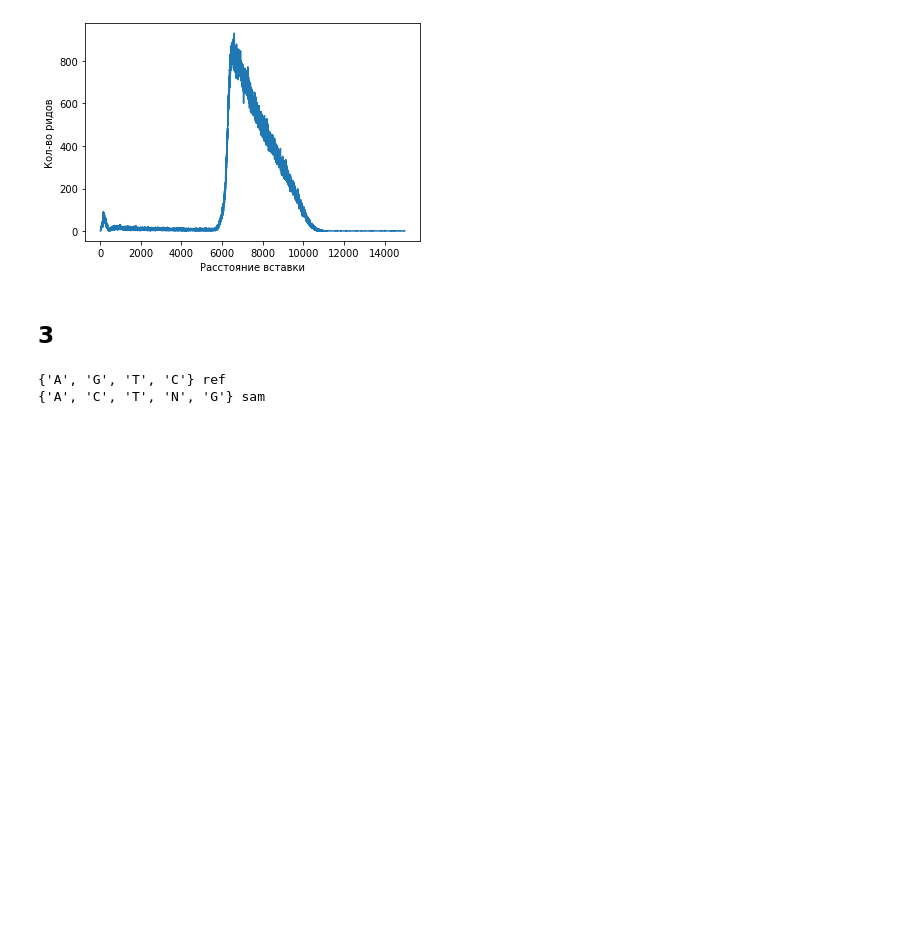
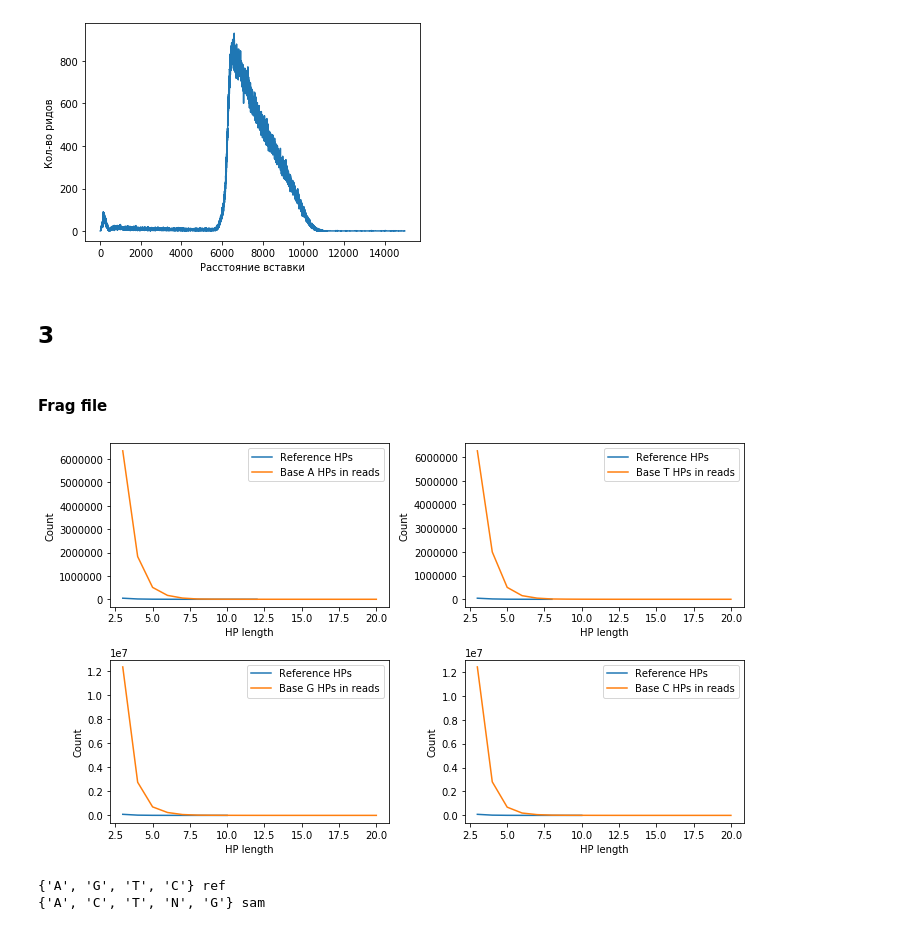
Before and after one commit to alexmorphine/NGS_course, a Jupyter notebook: homework_2/homework_2.ipynb, the cells around one changed output. Drawn from its saved outputs; the diff is of its cells as text; code cells hidden in the pictures; blank space fills up the shorter version.

Commit message:
Homopolymers added

```diff
--- a/homework_2/homework_2.ipynb
+++ b/homework_2/homework_2.ipynb
@@ -347,3 +419,32 @@ hp, stats, average_quality, qdeletions, qinsertions
+# %%
+def plot_hp(reference, samfile):
+    fig, axes = plt.subplots(2, 2, figsize=(10, 6))
+    for ax, base in zip(axes.reshape(-1), ['A', 'T', 'G', 'C']):
+        ref = reference[base]
+        sam = samfile[base]
+    #     ref_max = sum(reference[base].values())
+    #     sam_max = sum(samfile[base].values())
+
+        lists_ref = sorted(ref.items())
+        x_ref, y_ref = zip(*lists_ref)
+    #     y_ref = np.array(y_ref) / ref_max
+        ax.plot(x_ref, y_ref, label='Reference HPs')
+
+        lists_sam = sorted(sam.items())
+        x_sam, y_sam = zip(*lists_sam)
+        ax.plot(x_sam, y_sam, label=f'Base {base} HPs in reads')
+        ax.set_xlabel('HP length')
+        ax.set_ylabel('Count')
+        ax.legend()
+    plt.tight_layout()
+# %% [markdown]
+#### Frag file
+# %%
+# Распределения числа гомополимеров по длине
+ref_hp, sam_hp = homopolymers('data/B.faecium/ref.fasta', 'frag.sam')
+plot_hp(ref_hp, sam_hp)
+# %% [output]
+[figure, added]
 # %%
 res = substitution_matrix('data/B.faecium/ref.fasta', 'frag.sam')
 # %% [output]
```
Also changed, not shown: parts of 13 cells of this notebook.
